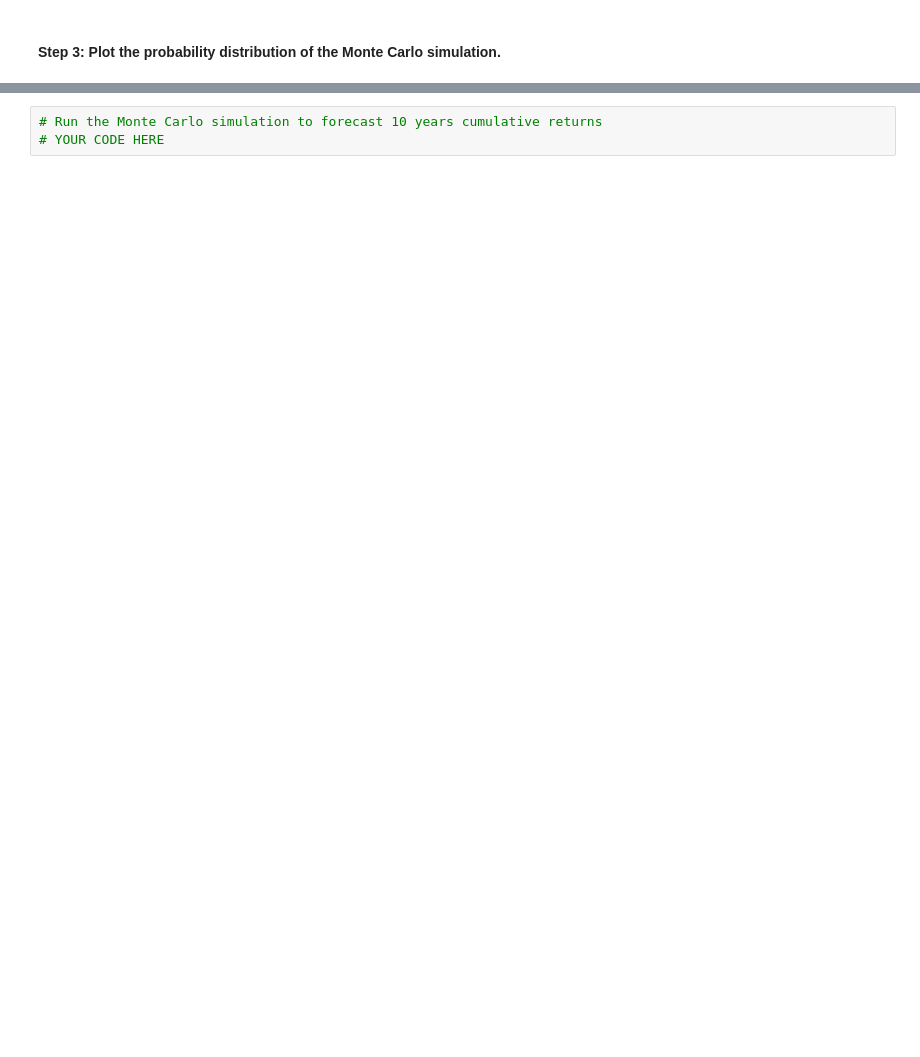
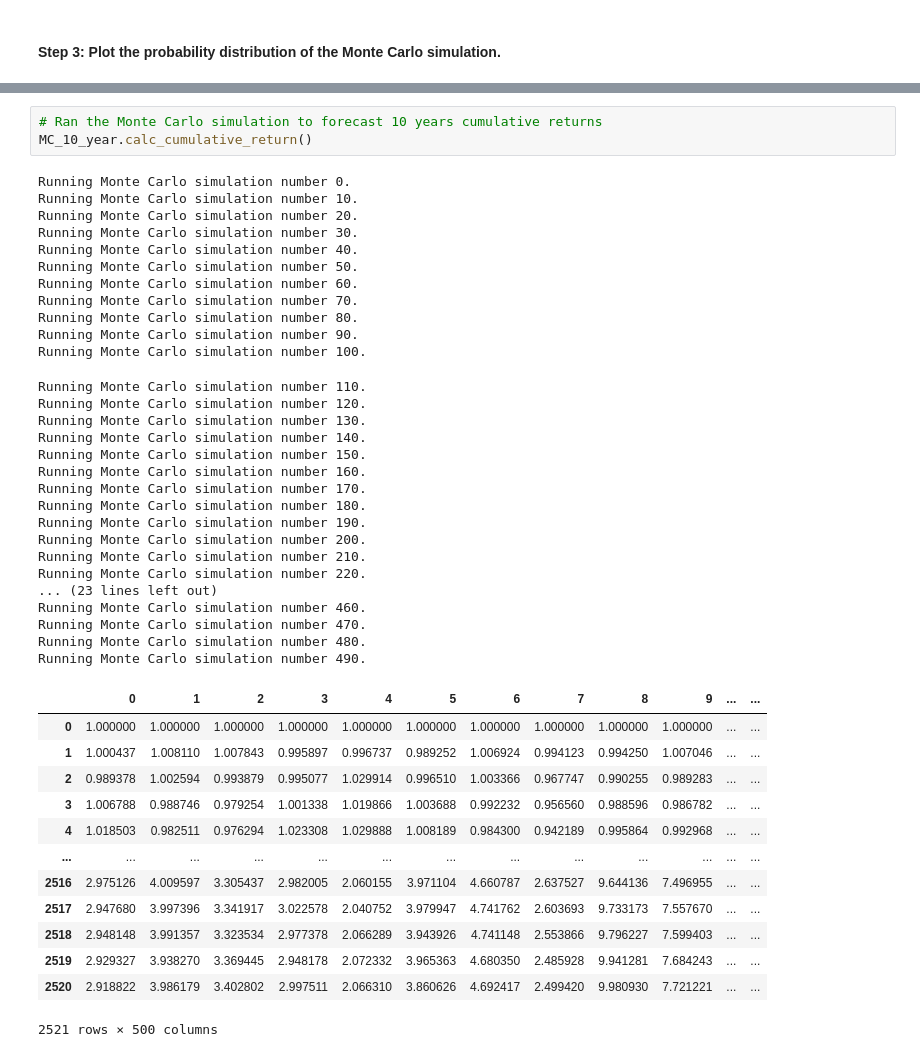
Before and after one commit to Surdano/Financial_Planning_APIs_and_Simulations, a Jupyter notebook: financial_planning_tools.ipynb, the cells around one changed output, grey strips where cells are left out. Cells and saved outputs as stored; diff of their text form; blank space fills up the shorter version.

```diff
--- a/financial_planning_tools.ipynb
+++ b/financial_planning_tools.ipynb
@@ -615,4 +428,46 @@ For this new Monte Carlo simulation, do the following:
 # %%
-# Run the Monte Carlo simulation to forecast 10 years cumulative returns
-# YOUR CODE HERE
+# Ran the Monte Carlo simulation to forecast 10 years cumulative returns
+MC_10_year.calc_cumulative_return()
+# %% [output]
+Running Monte Carlo simulation number 0.
+Running Monte Carlo simulation number 10.
+Running Monte Carlo simulation number 20.
+Running Monte Carlo simulation number 30.
+Running Monte Carlo simulation number 40.
+Running Monte Carlo simulation number 50.
+Running Monte Carlo simulation number 60.
+Running Monte Carlo simulation number 70.
+Running Monte Carlo simulation number 80.
+Running Monte Carlo simulation number 90.
+Running Monte Carlo simulation number 100.
+Running Monte Carlo simulation number 110.
+Running Monte Carlo simulation number 120.
+Running Monte Carlo simulation number 130.
+Running Monte Carlo simulation number 140.
+Running Monte Carlo simulation number 150.
+Running Monte Carlo simulation number 160.
+Running Monte Carlo simulation number 170.
+Running Monte Carlo simulation number 180.
+Running Monte Carlo simulation number 190.
+Running Monte Carlo simulation number 200.
+Running Monte Carlo simulation number 210.
+Running Monte Carlo simulation number 220.
+... (23 lines left out)
+Running Monte Carlo simulation number 460.
+Running Monte Carlo simulation number 470.
+Running Monte Carlo simulation number 480.
+Running Monte Carlo simulation number 490.
+|  | 0 | 1 | 2 | 3 | 4 | 5 | 6 | 7 | 8 | 9 | ... | ... |
+| 0 | 1.000000 | 1.000000 | 1.000000 | 1.000000 | 1.000000 | 1.000000 | 1.000000 | 1.000000 | 1.000000 | 1.000000 | ... | ... |
+| 1 | 1.000437 | 1.008110 | 1.007843 | 0.995897 | 0.996737 | 0.989252 | 1.006924 | 0.994123 | 0.994250 | 1.007046 | ... | ... |
+| 2 | 0.989378 | 1.002594 | 0.993879 | 0.995077 | 1.029914 | 0.996510 | 1.003366 | 0.967747 | 0.990255 | 0.989283 | ... | ... |
+| 3 | 1.006788 | 0.988746 | 0.979254 | 1.001338 | 1.019866 | 1.003688 | 0.992232 | 0.956560 | 0.988596 | 0.986782 | ... | ... |
+| 4 | 1.018503 | 0.982511 | 0.976294 | 1.023308 | 1.029888 | 1.008189 | 0.984300 | 0.942189 | 0.995864 | 0.992968 | ... | ... |
+| ... | ... | ... | ... | ... | ... | ... | ... | ... | ... | ... | ... | ... |
+| 2516 | 2.975126 | 4.009597 | 3.305437 | 2.982005 | 2.060155 | 3.971104 | 4.660787 | 2.637527 | 9.644136 | 7.496955 | ... | ... |
+| 2517 | 2.947680 | 3.997396 | 3.341917 | 3.022578 | 2.040752 | 3.979947 | 4.741762 | 2.603693 | 9.733173 | 7.557670 | ... | ... |
+| 2518 | 2.948148 | 3.991357 | 3.323534 | 2.977378 | 2.066289 | 3.943926 | 4.741148 | 2.553866 | 9.796227 | 7.599403 | ... | ... |
+| 2519 | 2.929327 | 3.938270 | 3.369445 | 2.948178 | 2.072332 | 3.965363 | 4.680350 | 2.485928 | 9.941281 | 7.684243 | ... | ... |
+| 2520 | 2.918822 | 3.986179 | 3.402802 | 2.997511 | 2.066310 | 3.860626 | 4.692417 | 2.499420 | 9.980930 | 7.721221 | ... | ... |
+2521 rows × 500 columns
 # %%
```
Also changed, not shown: parts of 98 cells of this notebook.
